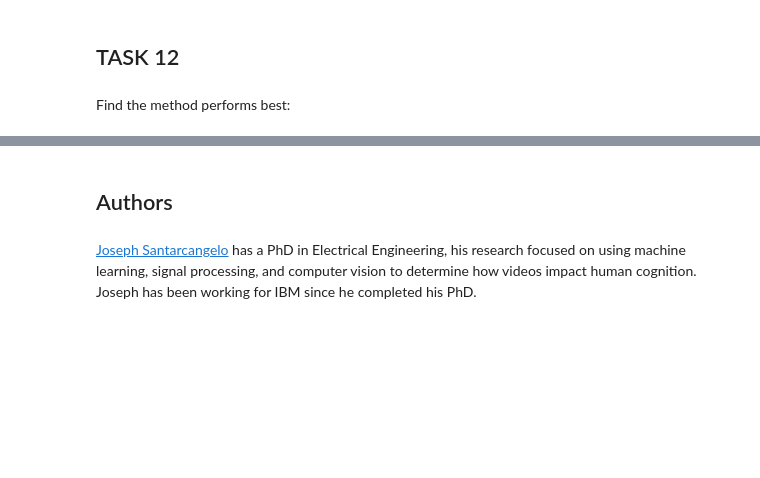
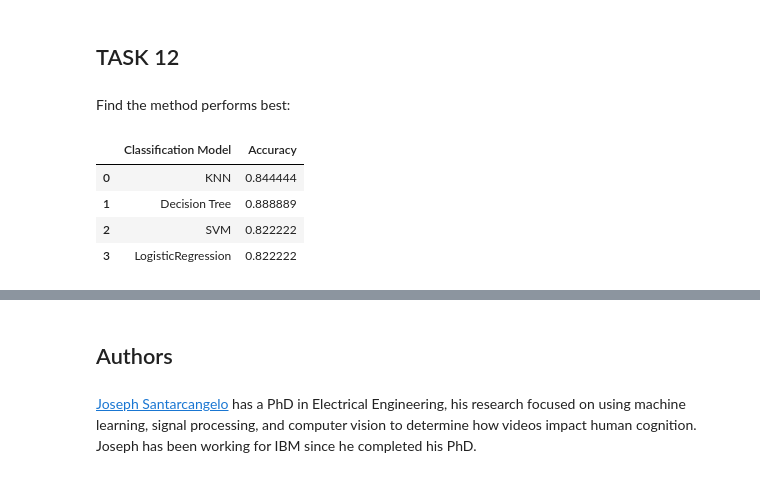
Before and after one commit to shylajamanjunatha/demo, a Jupyter notebook: SpaceX_Machine Learning prediction.ipynb, the cells around one changed output, grey strips where cells are left out. Drawn from its saved outputs; the diff is of its cells as text; code cells hidden in the pictures; blank space fills up the shorter version.

```diff
--- a/SpaceX_Machine Learning prediction.ipynb
+++ b/SpaceX_Machine Learning prediction.ipynb
@@ -332,3 +332,13 @@ plot_confusion_matrix(Y_test,yhat)
 Find the method performs best:
 # %%
 Based on the accuracy Decision Tree method performed the best
+# %%
+data = ['KNN',Knn_cv.best_score_],['Decision Tree',tree_cv.best_score_],['SVM',svm_cv.best_score_],['LogisticRegression',logreg_cv.best_score_]
+dff = pd.DataFrame(data,columns=['Classification Model','Accuracy'])
+dff
+# %% [output]
+|  | Classification Model | Accuracy |
+| 0 | KNN | 0.844444 |
+| 1 | Decision Tree | 0.888889 |
+| 2 | SVM | 0.822222 |
+| 3 | LogisticRegression | 0.822222 |
```
Also changed, not shown: parts of 1 cell of this notebook.
